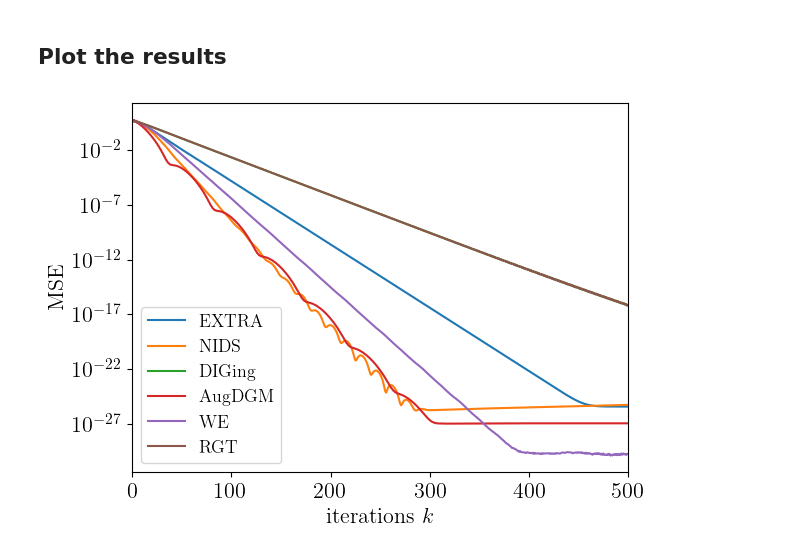
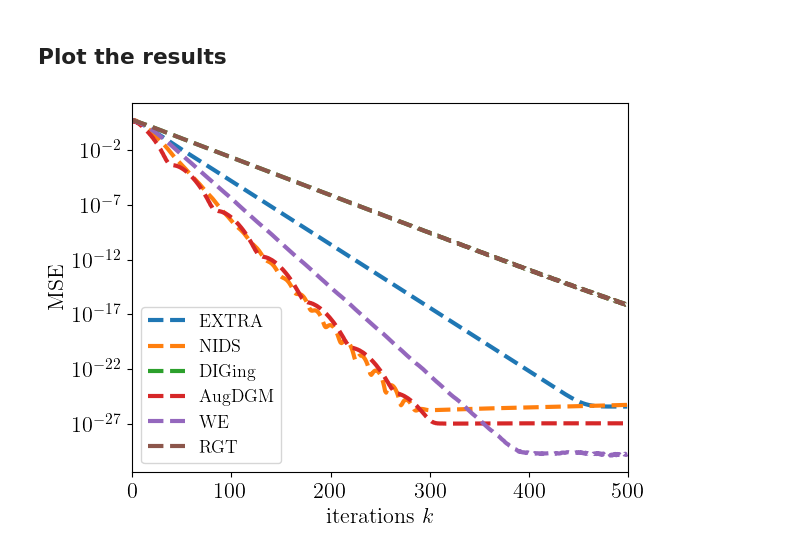
Before and after one commit to rui-huang-opt/dco, a Jupyter notebook: examples/notebooks/ridge_regression.ipynb, the cells around one changed output. Drawn from its saved outputs; the diff is of its cells as text; code cells hidden in the pictures.

```diff
--- a/examples/notebooks/ridge_regression.ipynb
+++ b/examples/notebooks/ridge_regression.ipynb
@@ -4,10 +4,7 @@
 # %%
 def graph_server() -> None:
     from numpy import array, eye
-    from logging import basicConfig, INFO
     from topolink import Graph
-
-    basicConfig(level=INFO)
 
     L = array([[2, -1, 0, -1], [-1, 2, -1, 0], [0, -1, 2, -1], [-1, 0, -1, 2]])
     W = eye(4) - L * 0.2
@@ -22,11 +19,11 @@ from numpy.typing import NDArray
 
 
 def ridge_regression(
+    node_id: str,
     algorithm: str,
+    dimension: int,
     u_i: NDArray[float64],
     v_i: NDArray[float64],
-    name: str,
-    dim_i: int,
     rho_i: float,
     gamma: float,
     max_iter: int = 500,
@@ -37,10 +34,10 @@ def ridge_regression(
     def f(var: NDArray[float64]) -> NDArray[float64]:
         return (u_i @ var - v_i) ** 2 + rho_i * var @ var
 
-    local_obj = LocalObjective(dim_i, f)
+    local_obj = LocalObjective(dimension, f)
 
     optimizer = Optimizer.create(
-        name, local_obj, gamma, algorithm=algorithm, server_address=server_address
+        node_id, local_obj, gamma, algorithm=algorithm, server_address=server_address
     )
 
     history = optimizer.solve_sync(max_iter, with_history=True)
@@ -111,16 +113,17 @@ if __name__ == "__main__":
     local_histories: dict[str, list[NDArray[float64]]] = {}
 
     with Pool(processes=n_nodes + 1) as pool:
-        for algorithm, step_size in step_sizes.items():
+        for alg, gam in step_sizes.items():
             tasks = [
                 pool.apply_async(
-                    ridge_regression,
-                    args=(algorithm, u[i], v[i], i, dim, rho, step_size),
+                    ridge_regression, args=(i, alg, dim, u[i], v[i], rho, gam)
                 )
                 for i in nodes
             ]
+            server = pool.apply_async(graph_server, args=())
 
-            pool.apply_async(graph_server, args=())
+            local_histories[alg] = [task.get() for task in tasks]
+            server.get()
 
-            local_histories[algorithm] = [task.get() for task in tasks]
+            print(f"Algorithm: {alg}, Step size: {gam}, Finished!")
 # %% [output]
@@ -149,32 +141,34 @@ if __name__ == "__main__":
     from numpy import mean
 
     plt.rcParams["text.usetex"] = True
     plt.rcParams["font.family"] = "serif"
 
     plt.rcParams.update(
         {
             "font.size": 14,
             "axes.titlesize": 16,
             "axes.labelsize": 16,
             "xtick.labelsize": 16,
             "ytick.labelsize": 16,
             "legend.fontsize": 13,
         }
     )
 
     fig, ax = plt.subplots()
 
+    line_options = {"linewidth": 3, "linestyle": "--"}
+
     for algorithm, histories in local_histories.items():
         avg_history = mean(histories, axis=0)
         mse_evolution = mean((avg_history - x_star) ** 2, axis=1)
 
-        ax.semilogy(mse_evolution, label=algorithm)
+        ax.semilogy(mse_evolution, label=algorithm, **line_options)
 
     ax.set_xlim((0, 500))
     ax.set_xlabel("iterations $k$")
     ax.set_ylabel("MSE")
     ax.legend()
 
     plt.show()
 # %% [output]
-[figure, old version]
+[figure, new version]
```
Also changed, not shown: parts of 2 cells of this notebook, 1 other file.
